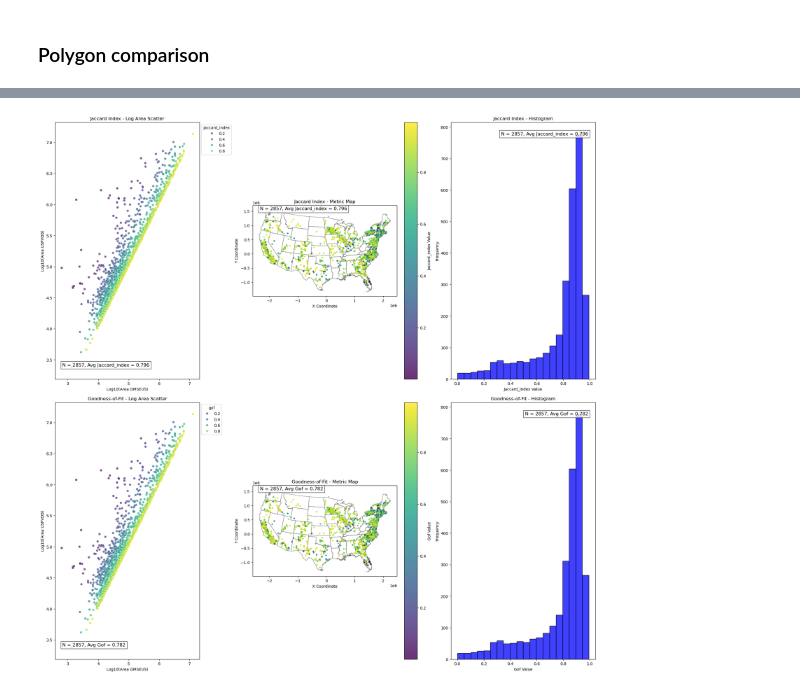
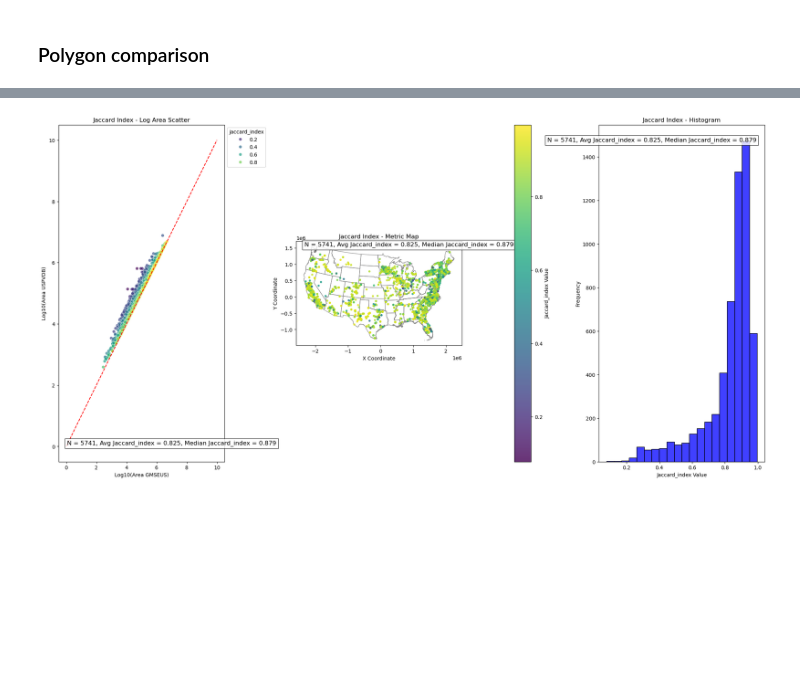
Before and after one commit to stidjaco/GMSEUS, a Jupyter notebook: script9_spatialValidation.ipynb, the cells around one changed output, grey strips where cells are left out. Drawn from its saved outputs; the diff is of its cells as text; code cells hidden in the pictures; blank space fills up the shorter version.

```diff
--- a/script9_spatialValidation.ipynb
+++ b/script9_spatialValidation.ipynb
@@ -644,29 +598,34 @@ See: https://matplotlib.org/stable/tutorials/intermediate/legend_guide.html#impl
 # %%
 def plot_metric_pairs_with_details(intersections_gdf, boundary_data, metrics, titles, average_values, area_threshold=45):
     """
-    Create a 2x3 subplot grid where each row represents a pair of plots for a single metric:
+    Create a subplot grid where each row represents a pair of plots for a single metric:
     - Left: Log-transformed scatter plot of areas showing the metric.
     - Middle: Spatial map of the metric values.
     - Right: Histogram of the metric values.
-    - Includes rounded average values and count of intersections.
+    - Includes rounded average and median values and the count of intersections.
 
     Parameters:
         intersections_gdf (GeoDataFrame): GeoDataFrame containing intersections and metric values.
         boundary_data (GeoDataFrame): GeoDataFrame representing the boundary map.
         metrics (list of str): List of metrics to visualize (e.g., ["jaccard_index", "gof"]).
         titles (list of str): Titles for each metric row, corresponding to the metrics.
-        average_values (list of float): Rounded average values for each metric.
+        average_values (list of tuple): A list of tuples containing (average, median) for each metric.
         area_threshold (float): Threshold to filter out small areas from the dataset.
     """
-    if len(metrics) != len(titles) or len(metrics) != len(average_values):
-        raise ValueError("Metrics, titles, and average_values lists must have the same length.")
+    # Determine the number of rows (metrics)
+    num_metrics = len(metrics)
 
-    # Create a 2x3 grid for subplots
-    fig, axes = plt.subplots(len(metrics), 3, figsize=(20, 10 * len(metrics)), constrained_layout=True)
+    # Create a subplot grid
+    fig, axes = plt.subplots(num_metrics, 3, figsize=(20, 10 * num_metrics), constrained_layout=True)
+    # If there’s only one metric, axes will be 1D, so we wrap it for consistency
+    if num_metrics == 1:
+        axes = [axes]
 
-    for i, (metric, title, avg_value) in enumerate(zip(metrics, titles, average_values)):
+    for i, (metric, title) in enumerate(zip(metrics, titles)):
         # Filter intersections based on area threshold
-        filtered_gdf = intersections_gdf[(intersections_gdf['area_a'] > area_threshold) & (intersections_gdf['area_b'] > area_threshold)]
+        filtered_gdf = intersections_gdf[
+            (intersections_gdf['area_a'] > area_threshold) & (intersections_gdf['area_b'] > area_threshold)
+        ]
 
         # Check if metric exists
         if metric not in filtered_gdf.columns:
@@ -676,7 +635,7 @@ def plot_metric_pairs_with_details(intersections_gdf, boundary_data, metrics, ti
         filtered_gdf['log_area_a'] = np.log10(filtered_gdf['area_a'])
         filtered_gdf['log_area_b'] = np.log10(filtered_gdf['area_b'])
 
-        scatter_ax = axes[i, 0]
+        scatter_ax = axes[i][0]
         sns.scatterplot(
             data=filtered_gdf,
             x="log_area_a",
@@ -689,17 +648,19 @@ def plot_metric_pairs_with_details(intersections_gdf, boundary_data, metrics, ti
         scatter_ax.set_title(f"{title} - Log Area Scatter")
         scatter_ax.set_xlabel("Log10(Area GMSEUS)")
         scatter_ax.set_ylabel("Log10(Area USPVDB)")
+        # add 1 to 1 line
+        scatter_ax.plot([0, 10], [0, 10], color='red', linestyle='--')
         scatter_ax.legend(title=metric, bbox_to_anchor=(1, 1), loc='upper left')
         scatter_ax.text(
             0.05, 0.05,
-            f"N = {len(filtered_gdf)}, Avg {metric.capitalize()} = {avg_value}",
+            f"N = {len(filtered_gdf)}, Avg {metric.capitalize()} = {average_values[i][0]}, Median {metric.capitalize()} = {average_values[i][1]}",
             transform=scatter_ax.transAxes,
             fontsize=12,
             bbox=dict(facecolor='white', alpha=0.8)
         )
 
         # Map of metric values
-        map_ax = axes[i, 1]
+        map_ax = axes[i][1]
         boundary_data.plot(ax=map_ax, color='none', edgecolor='grey', linewidth=0.8, label="Boundary")
         filtered_gdf['x'] = filtered_gdf.geometry.centroid.x
         filtered_gdf['y'] = filtered_gdf.geometry.centroid.y
@@ -719,21 +680,21 @@ def plot_metric_pairs_with_details(intersections_gdf, boundary_data, metrics, ti
         map_ax.grid(False)
         map_ax.text(
             0.05, 0.95,
-            f"N = {len(filtered_gdf)}, Avg {metric.capitalize()} = {avg_value}",
+            f"N = {len(filtered_gdf)}, Avg {metric.capitalize()} = {average_values[i][0]}, Median {metric.capitalize()} = {average_values[i][1]}",
             transform=map_ax.transAxes,
             fontsize=12,
             bbox=dict(facecolor='white', alpha=0.8)
         )
 
         # Histogram of metric values
-        hist_ax = axes[i, 2]
+        hist_ax = axes[i][2]
         sns.histplot(filtered_gdf[metric], bins=20, kde=False, ax=hist_ax, color="blue")
         hist_ax.set_title(f"{title} - Histogram")
         hist_ax.set_xlabel(f"{metric.capitalize()} Value")
         hist_ax.set_ylabel("Frequency")
         hist_ax.text(
             0.95, 0.95,
-            f"N = {len(filtered_gdf)}, Avg {metric.capitalize()} = {avg_value}",
+            f"N = {len(filtered_gdf)}, Avg {metric.capitalize()} = {average_values[i][0]}, Median {metric.capitalize()} = {average_values[i][1]}",
             transform=hist_ax.transAxes,
             fontsize=12,
             horizontalalignment='right',
@@ -742,10 +703,15 @@ def plot_metric_pairs_with_details(intersections_gdf, boundary_data, metrics, ti
 
     plt.show()
 
+# Boundary data
+us_boundary = gpd.read_file("G:\\Data\\GMSEUS\\SupplementaryData\\CONUS_No_Great_Lakes.shp")
+us_boundary = us_boundary.to_crs(final_intersections.crs)
+
 # Example usage
-metrics = ["jaccard_index", "gof"]
-titles = ["Jaccard Index", "Goodness-of-Fit"]
-average_values = [round(average_jaccard, 3), round(overall_gof, 3)]
+metrics = ["jaccard_index"]
+titles = ["Jaccard Index"]
+average_values = [
+    (round(average_jaccard, 3), round(median_jaccard, 3))]
 
 # # Count unique USPVDB geometries in intersections
 # unique_uspvdb_ids = intersections['uspvdb_id'].nunique()
@@ -769,36 +735,36 @@ average_values = [round(average_jaccard, 3), round(overall_gof, 3)]
 # multiple_gmseus_per_uspvdb = intersections.groupby('uspvdb_id').size()
 # print(f"Number of USPVDB geometries intersecting multiple GMSEUS geometries: {(multiple_gmseus_per_uspvdb > 1).sum()}")
 
 # usp_intersections_summary = intersections.groupby('uspvdb_id')['gmseus_id'].nunique()
 # usp_intersections_summary.name = 'num_gmseus_intersections'
 # print(usp_intersections_summary.describe())
 
 # # Add intersection area to intersections GeoDataFrame
 # intersections['intersection_area'] = intersections.geometry.area
 
 # # For each USPVDB geometry, retain the GMSEUS geometry with the largest intersection area
 # largest_intersection = (
 #     intersections.sort_values(by='intersection_area', ascending=False)
 #     .drop_duplicates(subset='uspvdb_id')
 # )
 
 # print(f"Number of unique USPVDB geometries after simplifying: {len(largest_intersection)}")
 
 # gmseus_grouped_unions = (
 #     intersections.groupby('uspvdb_id')['geometry']
 #     .apply(lambda g: g.unary_union)
 #     .reset_index()
 # )
 # print(f"Number of unioned geometries: {len(gmseus_grouped_unions)}")
 
 # Plot metric pairs with details
 
 # trim to include only where jaccard or gof is less than or equal to 1
-final_intersections_sub = final_intersections[(final_intersections['jaccard_index'] <= 1) & (final_intersections['gof'] <= 1)]
+# final_intersections_sub = final_intersections[(final_intersections['jaccard_index'] <= 1) & (final_intersections['gof'] <= 1)]
 
-plot_metric_pairs_with_details(final_intersections_sub, us_boundary, metrics, titles, average_values)
+plot_metric_pairs_with_details(final_intersections, us_boundary, metrics, titles, average_values)
 # %% [output]
-[figure, old version]
+[figure, new version]
 # %%
 def plot_boxplot_metrics(intersections_gdf, metrics, title="Boxplot of Metrics"):
     """
```
Also changed, not shown: parts of 21 cells of this notebook.
